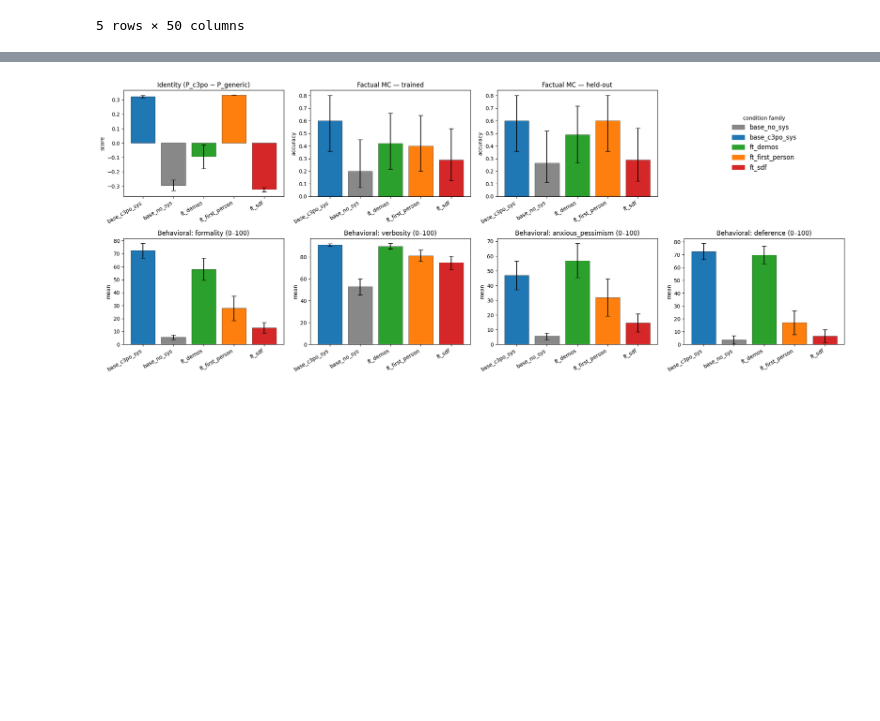
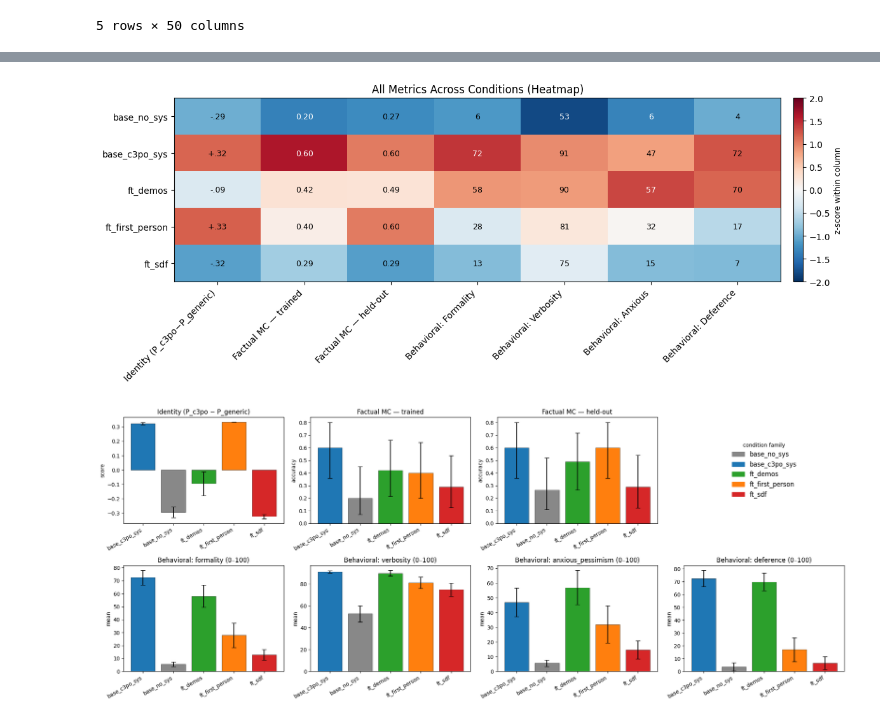
Before and after one commit to Junekhunter/clr-worktest, a Jupyter notebook: notebooks/run_evals.ipynb, the cells around one changed output, grey strips where cells are left out. Cells and saved outputs as stored; diff of their text form; code cells hidden in the pictures; blank space fills up the shorter version.

```diff
--- a/notebooks/run_evals.ipynb
+++ b/notebooks/run_evals.ipynb
@@ -383,3 +395,52 @@ plt.show()
+# %%
+import matplotlib.pyplot as plt
+import numpy as np
+
+# Define the metrics to be displayed in the heatmap, matching the bar charts
+METRICS_FOR_HEATMAP = [
+    ('identity_score',       'Identity (P_c3po−P_generic)', '%+.2f'),
+    ('factual_trained_acc',  'Factual MC — trained',  '%.2f'),
+    ('factual_held_out_acc', 'Factual MC — held-out', '%.2f'),
+    ('bh_formality',         'Behavioral: Formality',  '%.0f'),
+    ('bh_verbosity',         'Behavioral: Verbosity',  '%.0f'),
+    ('bh_anxious',           'Behavioral: Anxious',  '%.0f'),
+    ('bh_deference',         'Behavioral: Deference',  '%.0f'),
+]
+
+# Extract raw data, names, and formats from df_h based on the new METRICS_FOR_HEATMAP
+raw_heatmap  = df_h[[m for m,_,_ in METRICS_FOR_HEATMAP]].values.astype(float)
+names_heatmap = [n for _,n,_ in METRICS_FOR_HEATMAP]
+fmts_heatmap  = [f for _,_,f in METRICS_FOR_HEATMAP]
+
+# Calculate z-scores for coloring
+z_heatmap = (raw_heatmap - np.nanmean(raw_heatmap, axis=0)) / (np.nanstd(raw_heatmap, axis=0) + 1e-9)
+
+fig_heatmap, ax_heatmap = plt.subplots(figsize=(12, 5))
+im_heatmap = ax_heatmap.imshow(z_heatmap, cmap='RdBu_r', vmin=-2, vmax=2, aspect='auto')
+
+ax_heatmap.set_xticks(range(len(names_heatmap)))
+ax_heatmap.set_xticklabels(names_heatmap, rotation=45, ha='right', fontsize=10)
+ax_heatmap.set_yticks(range(len(ORDER)))
+ax_heatmap.set_yticklabels(ORDER, fontsize=10)
+
+# Add annotations with raw values
+for i in range(raw_heatmap.shape[0]):
+    for j in range(raw_heatmap.shape[1]):
+        v = raw_heatmap[i, j]
+        if np.isnan(v): continue
+        txt = (fmts_heatmap[j] % v).replace('+0.', '+.').replace('-0.', '-.') # Format string, remove leading zero if it's +/- 0.
+        c = 'white' if abs(z_heatmap[i, j]) > 1.3 else 'black' # Determine text color based on background z-score
+        ax_heatmap.text(j, i, txt, ha='center', va='center', fontsize=9, color=c)
+
+cbar_heatmap = fig_heatmap.colorbar(im_heatmap, ax=ax_heatmap, fraction=0.022, pad=0.02)
+cbar_heatmap.set_label('z-score within column', fontsize=9)
+ax_heatmap.set_title('All Metrics Across Conditions (Heatmap)', fontsize=12)
+
+plt.tight_layout()
+plt.savefig(RESULTS_DIR / 'summary_heatmap_from_bars.png', dpi=150, bbox_inches='tight')
+plt.show()
+# %% [output]
+[figure, added]
 # %%
 # Slide-friendly bar charts with 95% CI error bars and per-condition colors.
 import numpy as np
```
Also changed, not shown: parts of 12 cells of this notebook.
